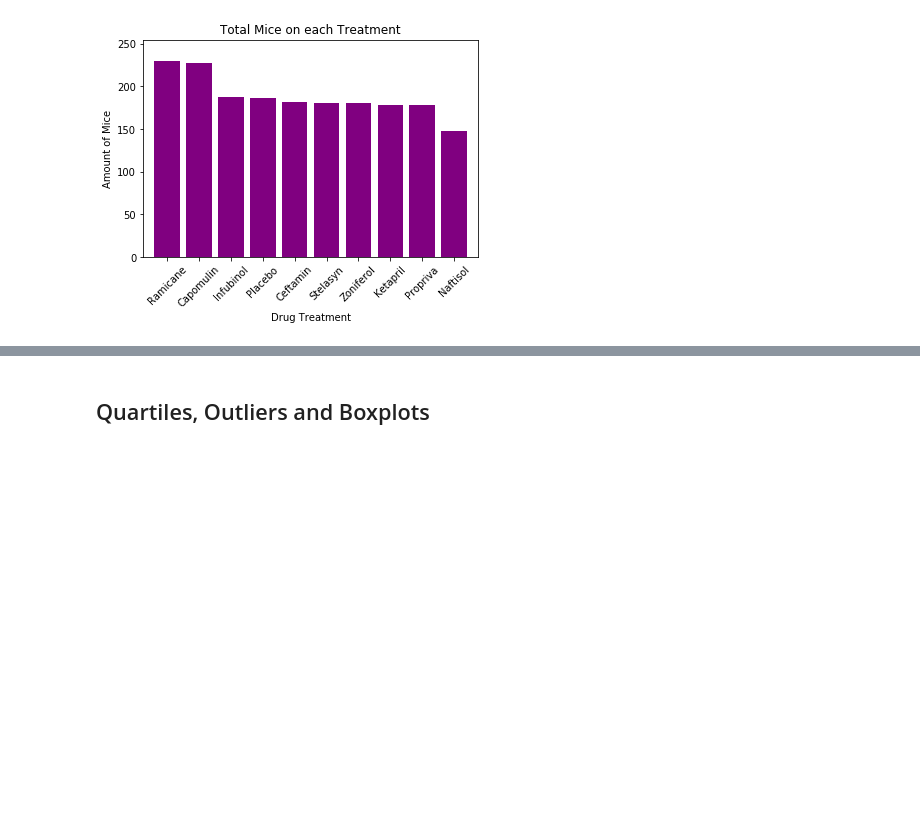
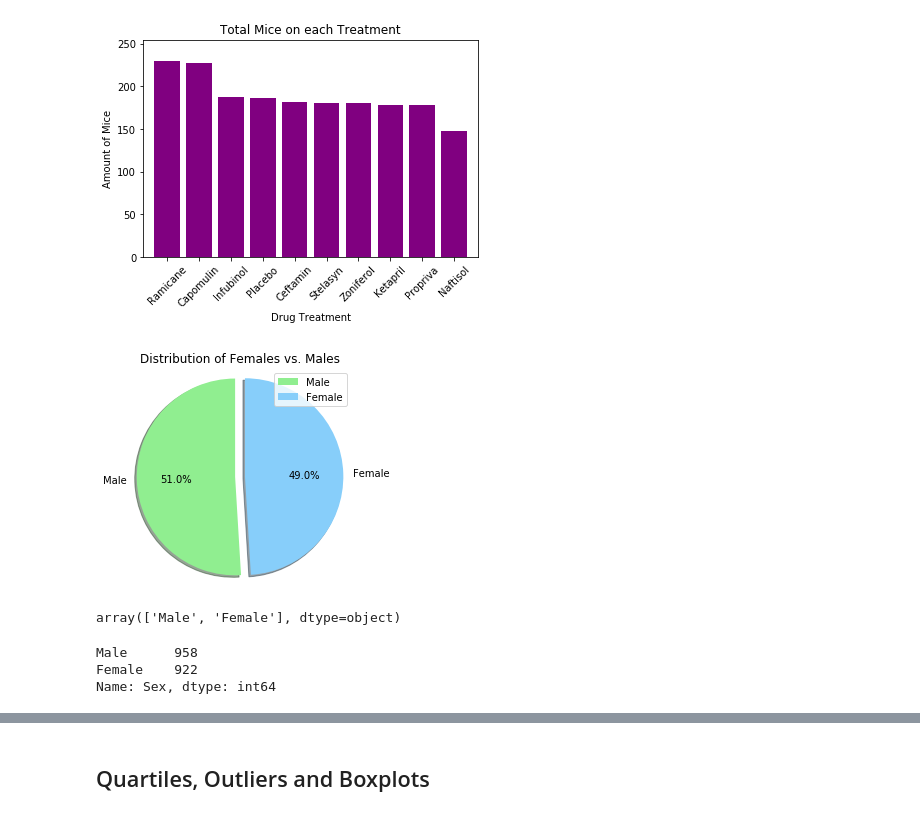
Before and after one commit to minerva-b/Matplotlib-Challenge, a Jupyter notebook: Pymaceuticals_Code.ipynb, the cells around one changed output, grey strips where cells are left out. Saved outputs shown, nothing was run; the diff lists cells and outputs as text; code cells hidden in the pictures; blank space fills up the shorter version.

```diff
--- a/Pymaceuticals_Code.ipynb
+++ b/Pymaceuticals_Code.ipynb
@@ -210,5 +210,23 @@ plt.xticks(tick_locations, rotation=45)
 plt.show()
 # %% [output]
 [figure]
+# %%
+# Generate a pie plot showing the distribution of female versus male mice using pandas.
+gender_dist_df = pd.DataFrame({' ': [958, 922]},
+                           index = ['Male', 'Female'])
+colors = ['lightgreen', 'lightskyblue']
+explode = (0, 0.1)
+
+plot = gender_dist_df.plot(kind="pie", y=' ', figsize=(4,4), explode=explode,
+                               colors=colors, autopct="%1.1f%%", shadow=True, startangle=90)
+plt.title("Distribution of Females vs. Males")
+plt.axis("equal")
+plt.show()
+# %% [output]
+[figure, added]
 # %%
-# Generate a pie plot showing the distribution of female versus male mice using pandas
+# Generate a pie plot showing the distribution of female versus male mice using pyplot.
+genders = clean_df['Sex'].unique()
+genders
+# %% [output]
+array(['Male', 'Female'], dtype=object)
@@ -216,0 +233,7 @@ plt.show()
+# %%
+female_v_male = clean_df['Sex'].value_counts()
+female_v_male
+# %% [output]
+Male      958
+Female    922
+Name: Sex, dtype: int64
```
Also changed, not shown: parts of 4 cells of this notebook.
